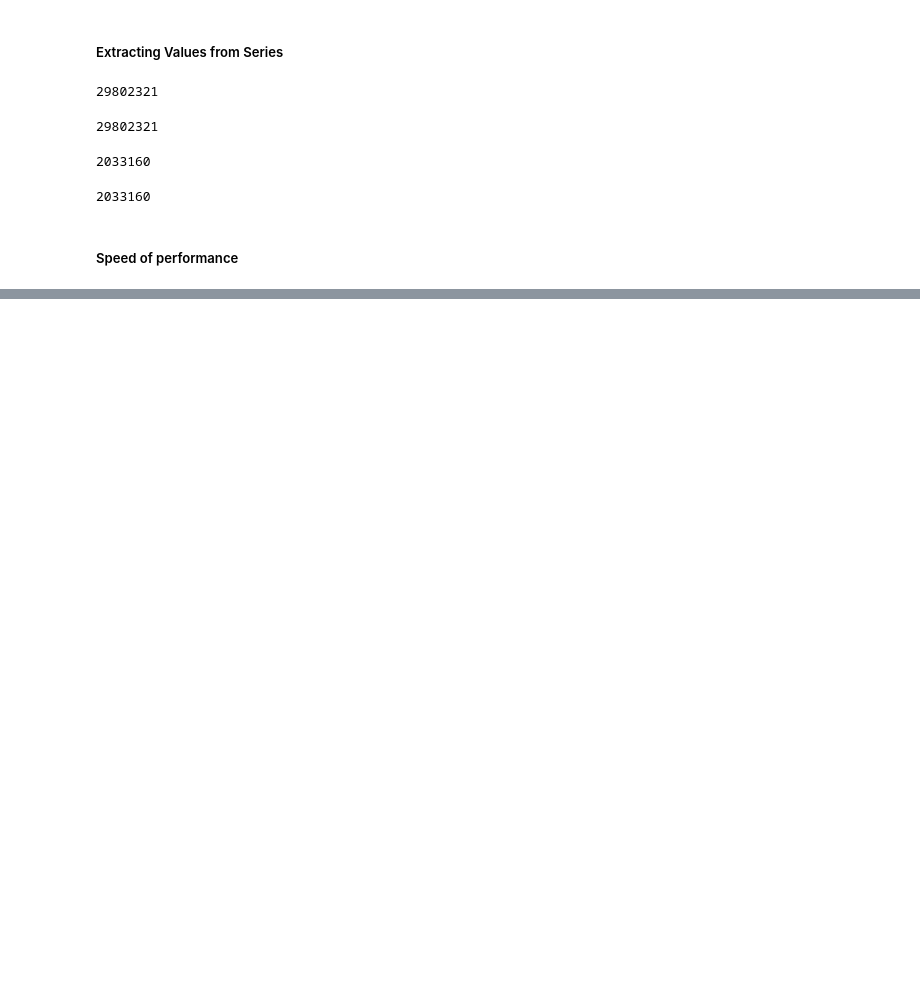
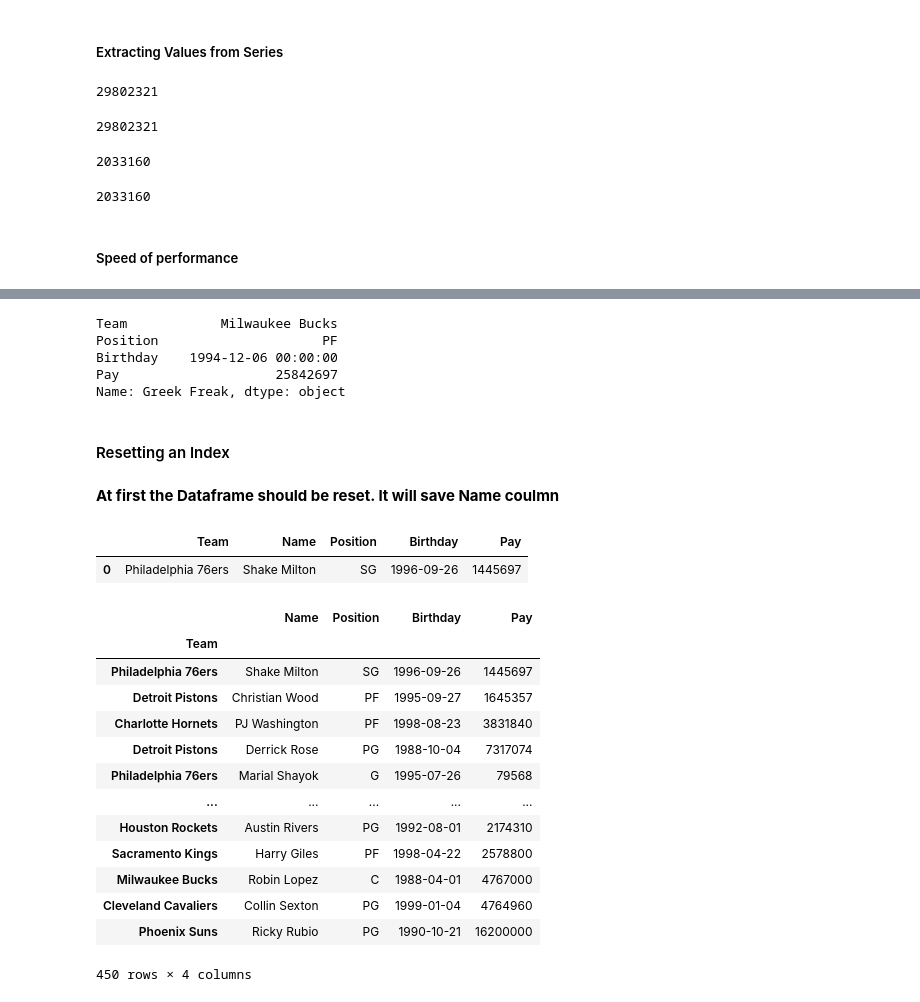
Before and after one commit to Kobzarko/PANDAS-IN-ACTION, a Jupyter notebook: Chapter 4 Dataframe/dataframe_object.ipynb, the cells around one changed output, grey strips where cells are left out. Cells and saved outputs as stored; diff of their text form; code cells hidden in the pictures; blank space fills up the shorter version.

Commit message:
Add rename and reset chapter 4

```diff
--- a/Chapter 4 Dataframe/dataframe_object.ipynb
+++ b/Chapter 4 Dataframe/dataframe_object.ipynb
@@ -745,0 +771,3 @@ df_nba.iloc[263, 1]
+# %%
+df_nba.columns = ["Team", "Position", "Date of Birth", "Pay"]
+df_nba.head(1)
@@ -745,0 +786,2 @@ df_nba.iloc[263, 1]
+# %%
+df_nba = df_nba.rename(columns={"Date of Birth": "Birthday"})
@@ -745,0 +802,38 @@ df_nba.iloc[263, 1]
+# %%
+df_nba = df_nba.rename(index={"Giannis Antetokounmpo": "Greek Freak"})
+# %%
+df_nba.loc["Greek Freak"]
+# %% [output]
+Team            Milwaukee Bucks
+Position                     PF
+Birthday    1994-12-06 00:00:00
+Pay                    25842697
+Name: Greek Freak, dtype: object
+# %% [markdown]
+#### Resetting an Index
+# %% [markdown]
+**At first the Dataframe should be reset. It will save Name coulmn**
+# %%
+df_nba = df_nba.reset_index()
+# %%
+df_nba.head(1)
+# %% [output]
+|  | Team | Name | Position | Birthday | Pay |
+| 0 | Philadelphia 76ers | Shake Milton | SG | 1996-09-26 | 1445697 |
+# %%
+df_nba = df_nba.set_index('Team')
+# %% [output]
+|  | Name | Position | Birthday | Pay |
+| Team |  |  |  |  |
+| Philadelphia 76ers | Shake Milton | SG | 1996-09-26 | 1445697 |
+| Detroit Pistons | Christian Wood | PF | 1995-09-27 | 1645357 |
+| Charlotte Hornets | PJ Washington | PF | 1998-08-23 | 3831840 |
+| Detroit Pistons | Derrick Rose | PG | 1988-10-04 | 7317074 |
+| Philadelphia 76ers | Marial Shayok | G | 1995-07-26 | 79568 |
+| ... | ... | ... | ... | ... |
+| Houston Rockets | Austin Rivers | PG | 1992-08-01 | 2174310 |
+| Sacramento Kings | Harry Giles | PF | 1998-04-22 | 2578800 |
+| Milwaukee Bucks | Robin Lopez | C | 1988-04-01 | 4767000 |
+| Cleveland Cavaliers | Collin Sexton | PG | 1999-01-04 | 4764960 |
+| Phoenix Suns | Ricky Rubio | PG | 1990-10-21 | 16200000 |
+450 rows × 4 columns
```
Also changed, not shown: parts of 52 cells of this notebook.
